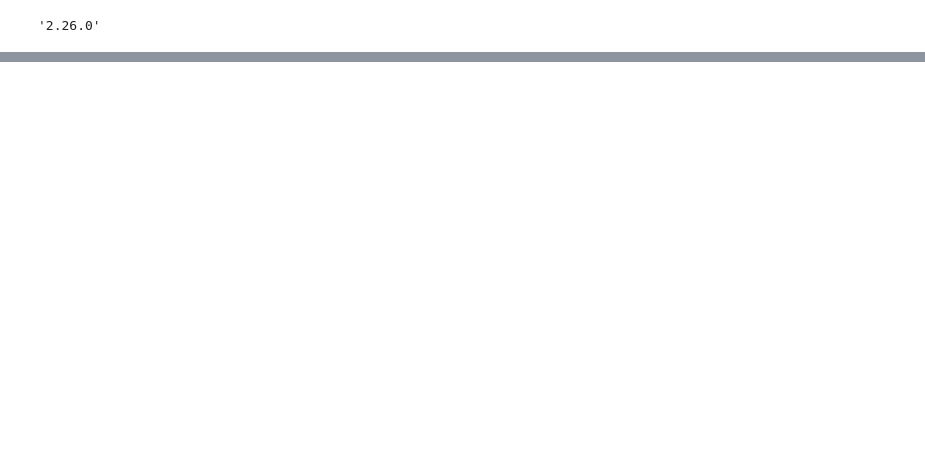
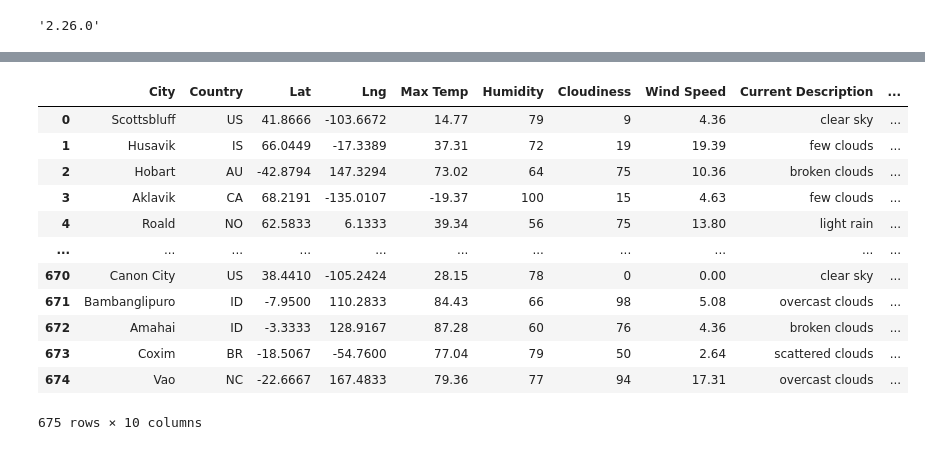
Before and after one commit to tonjakae/World_Weather_Analysis, a Jupyter notebook: Weather_Database/Weather_Database.ipynb, the cells around one changed output, grey strips where cells are left out. Drawn from its saved outputs; the diff is of its cells as text; code cells hidden in the pictures; blank space fills up the shorter version.

```diff
--- a/Weather_Database/Weather_Database.ipynb
+++ b/Weather_Database/Weather_Database.ipynb
@@ -72,0 +71,3 @@ ModuleNotFoundError: No module named 'config'
+# %%
+url = "http://api.openweathermap.org/data/2.5/weather?units=Imperial&APPID=" + weather_api_key
+print(url)
@@ -72,0 +171,3 @@ ModuleNotFoundError: No module named 'config'
+# %%
+city_data_df = pd.DataFrame(city_data)
+city_data_df.head(10)
@@ -72,0 +186,21 @@ ModuleNotFoundError: No module named 'config'
+# %%
+# Reorder the column order
+new_column_order = ["City", "Country", "Lat","Lng", "Max Temp", "Humidity", "Cloudiness", "Wind Speed", "Current Description", "Date"]
+# %%
+city_data_df = city_data_df[new_column_order]
+# %%
+city_data_df
+# %% [output]
+|  | City | Country | Lat | Lng | Max Temp | Humidity | Cloudiness | Wind Speed | Current Description | ... |
+| 0 | Scottsbluff | US | 41.8666 | -103.6672 | 14.77 | 79 | 9 | 4.36 | clear sky | ... |
+| 1 | Husavik | IS | 66.0449 | -17.3389 | 37.31 | 72 | 19 | 19.39 | few clouds | ... |
+| 2 | Hobart | AU | -42.8794 | 147.3294 | 73.02 | 64 | 75 | 10.36 | broken clouds | ... |
+| 3 | Aklavik | CA | 68.2191 | -135.0107 | -19.37 | 100 | 15 | 4.63 | few clouds | ... |
+| 4 | Roald | NO | 62.5833 | 6.1333 | 39.34 | 56 | 75 | 13.80 | light rain | ... |
+| ... | ... | ... | ... | ... | ... | ... | ... | ... | ... | ... |
+| 670 | Canon City | US | 38.4410 | -105.2424 | 28.15 | 78 | 0 | 0.00 | clear sky | ... |
+| 671 | Bambanglipuro | ID | -7.9500 | 110.2833 | 84.43 | 66 | 98 | 5.08 | overcast clouds | ... |
+| 672 | Amahai | ID | -3.3333 | 128.9167 | 87.28 | 60 | 76 | 4.36 | broken clouds | ... |
+| 673 | Coxim | BR | -18.5067 | -54.7600 | 77.04 | 79 | 50 | 2.64 | scattered clouds | ... |
+| 674 | Vao | NC | -22.6667 | 167.4833 | 79.36 | 77 | 94 | 17.31 | overcast clouds | ... |
+675 rows × 10 columns
```
Also changed, not shown: parts of 10 cells of this notebook, 1 other file.
